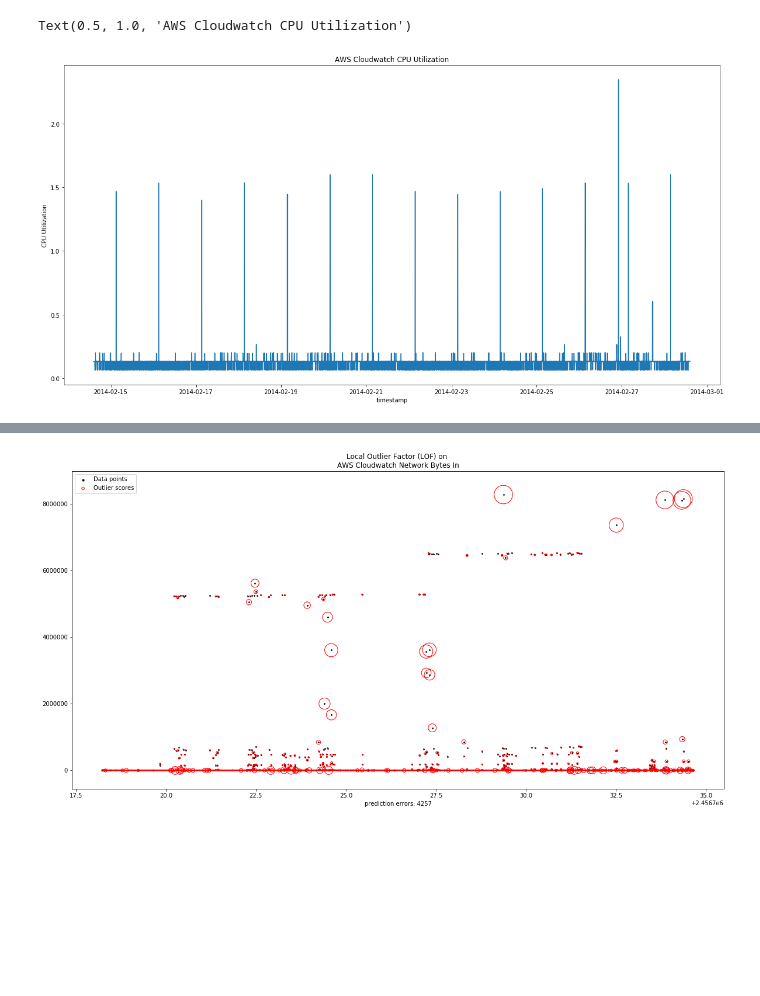
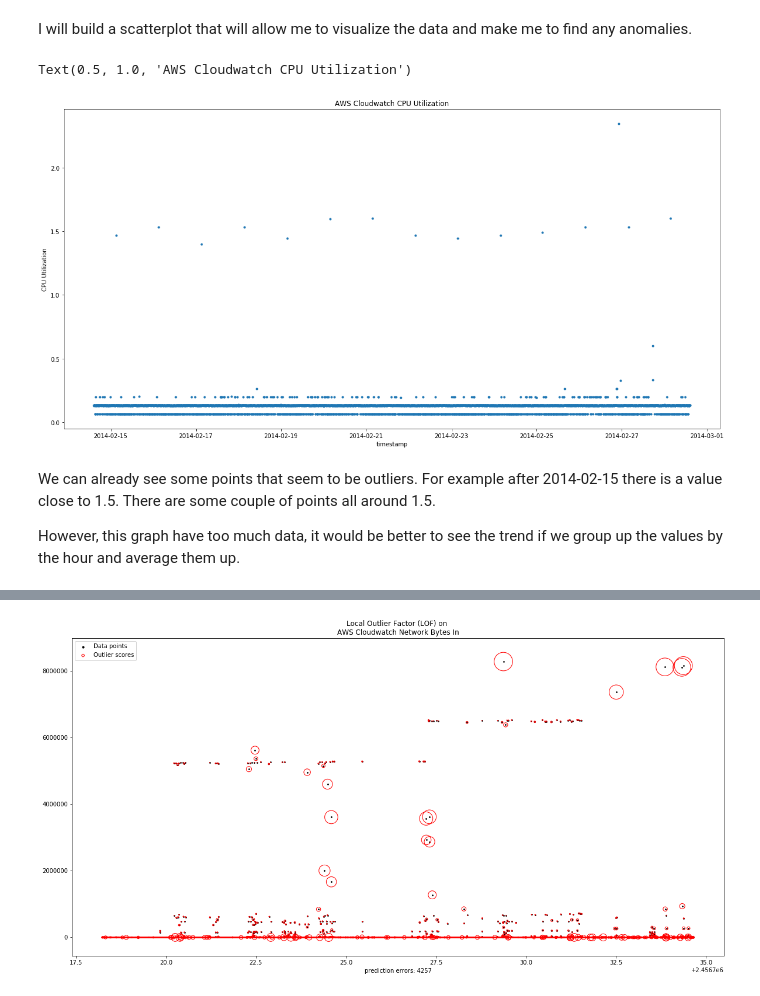
Before and after one commit to koyelpramanick/anomalies, a Jupyter notebook: anomalies.ipynb, the cells around one changed output, grey strips where cells are left out. Cells and saved outputs as stored; diff of their text form; code cells hidden in the pictures; blank space fills up the shorter version.

```diff
--- a/anomalies.ipynb
+++ b/anomalies.ipynb
@@ -33,13 +60,19 @@ cpu_df.head(10)
+# %% [markdown]
+I will build a scatterplot that will allow me to visualize the data and make me to find any anomalies.
 # %%
 #plotting graph to visualize the data
 plt.figure(figsize=(20,10))
 plt.xlabel('timestamp')
 plt.ylabel('CPU Utilization')
-plt.plot(cpu_df.index, cpu_df.value)
+plt.plot_date(cpu_df.index, cpu_df.value, markersize=3)
 plt.title('AWS Cloudwatch CPU Utilization')
 # %% [output]
 Text(0.5, 1.0, 'AWS Cloudwatch CPU Utilization')
-[figure, old version]
+[figure, new version]
+# %% [markdown]
+We can already see some points that seem to be outliers. For example after 2014-02-15 there is a value close to 1.5. There are some couple of points all around 1.5.
+
+However, this graph have too much data, it would be better to see the trend if we group up the values by the hour and average them up.
 # %%
 #function for Identifying outliers
 def detect_outlier(data_1):
```
Also changed, not shown: parts of 25 cells of this notebook.
